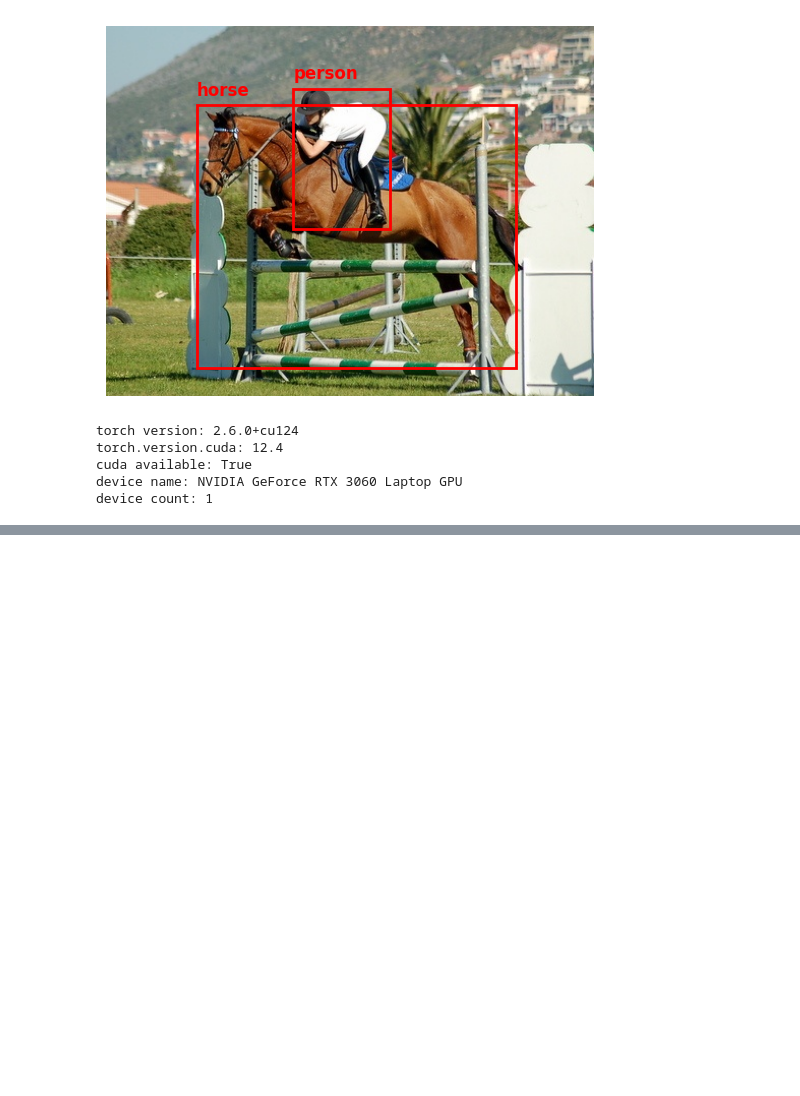
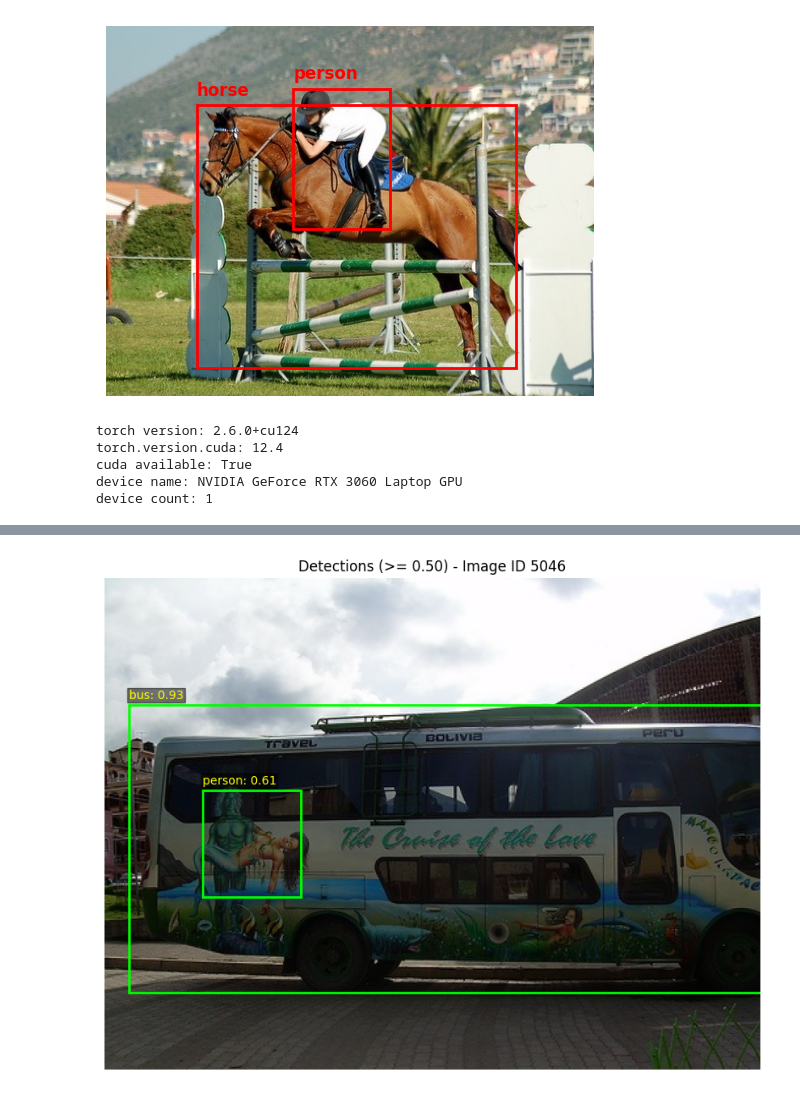
Before and after one commit to GiacomoFilippin/PASCAL_VOC_2007, a Jupyter notebook: main_code/object_detection.ipynb, the cells around one changed output, grey strips where cells are left out. Drawn from its saved outputs; the diff is of its cells as text; code cells hidden in the pictures; blank space fills up the shorter version.

```diff
--- a/main_code/object_detection.ipynb
+++ b/main_code/object_detection.ipynb
@@ -586,25 +596,15 @@ class PascalVOCDatasetDet(Dataset):
         info = self.images[idx]
         img_id = info['id']
         fname = info['file_name']
-        candidates = [
-            os.path.join(dataset_root, fname),
-            os.path.join(dataset_root, 'JPEGImages', fname),
-            os.path.join(dataset_root, 'VOC2007', 'JPEGImages', fname),
-            os.path.join(dataset_root, 'images', fname),
-            os.path.join(os.path.dirname(path), fname)
-        ]
         image_path = None
-        for c in candidates:
+        for c in candidate_image_paths(fname):
             if os.path.exists(c):
                 image_path = c
                 break
+
         if image_path is None:
-            for r, _, files in os.walk(dataset_root):
-                if fname in files:
-                    image_path = os.path.join(r, fname)
-                    break
-        if image_path is None:
-            raise FileNotFoundError(f"Image {fname} not found under {dataset_root}")
+            raise FileNotFoundError(
+                f"Image {fname} not found. Tried paths: {[str(p) for p in candidate_image_paths(fname)]}")
 
         img = Image.open(image_path).convert("RGB")
         width, height = img.size
@@ -664,7 +682,7 @@ import torch
 from torch.utils.data import DataLoader
 
 # Dataset/train loader (VOC detection)
-train_det_dataset = PascalVOCDatasetDet(data, dataset_root, transforms=None)
+train_det_dataset = PascalVOCDatasetDet(train_data, dataset_root, transforms=None)
 train_det_loader = DataLoader(
     train_det_dataset,
     batch_size=4,           # batch piccolo per RAM/CPU
@@ -742,33 +764,12 @@ import torchvision.transforms as T
 from PIL import Image
 
 # mappa id->name per labels (1..num_classes) da VOC
-id_to_name = {cat['id']: cat['name'] for cat in data['categories']}
+id_to_name = {cat['id']: cat['name'] for cat in train_data['categories']}
 
-# path JSON eval VOC 2007 (fallback al train se non presente)
-#_EVAL_JSON = r"C:\\Users\\sebaw\\.cache\\kagglehub\\datasets\\zaraks\\pascal-voc-2007\\versions\\1\\PASCAL_VOC\\PASCAL_VOC\\pascal_test2007.json"
-# QUI METTI IL PERCORSO CORRETTO AL TUO FILE JSON DI TEST
+def visualize_detections(image_id=None, ds=None, score_thresh=0.5, max_dets=50):
+    if ds is None:
+        raise ValueError("please specify dataset as 'ds' parameter")
 
-
-
-def _get_eval_data(use_eval: bool):
-    global eval_data
-    if use_eval:
-        try:
-            eval_data  # già definito?
-        except NameError:
-            if os.path.exists(_EVAL_JSON):
-                import json
-                with open(_EVAL_JSON, 'r') as f:
-                    eval_data = json.load(f)
-            else:
-                eval_data = data
-        return eval_data
-    else:
-        return data
-
-
-def visualize_detections(image_id=None, use_eval=True, score_thresh=0.5, max_dets=50):
-    ds = _get_eval_data(use_eval)
     imgs = ds['images']
 
     if image_id is None:
@@ -777,60 +778,51 @@ def visualize_detections(image_id=None, use_eval=True, score_thresh=0.5, max_det
     info = next(img for img in imgs if img['id'] == image_id)
     fname = info['file_name']
 
-    # trova percorso file
-    candidates = [
-        os.path.join(dataset_root, fname),
-        os.path.join(dataset_root, 'JPEGImages', fname),
-        os.path.join(dataset_root, 'VOC2007', 'JPEGImages', fname),
-        os.path.join(dataset_root, 'images', fname),
-        os.path.join(os.path.dirname(_EVAL_JSON if use_eval else path), fname)
-    ]
     image_path = None
-    for c in candidates:
+    for c in candidate_image_paths(fname):
         if os.path.exists(c):
             image_path = c
             break
+
     if image_path is None:
-        for r, _, files in os.walk(dataset_root):
-            if fname in files:
-                image_path = os.path.join(r, fname)
-                break
-    if image_path is None:
-        raise FileNotFoundError(f"Immagine {fname} non trovata sotto {dataset_root}")
+        raise FileNotFoundError(
+            f"Image {fname} not found. Tried paths: {[str(p) for p in candidate_image_paths(fname)]}")
 
     # carica immagine (no resize per detection)
     pil_img = Image.open(image_path).convert('RGB')
     img_tensor = T.ToTensor()(pil_img)
 
     model_det.eval()
     with torch.no_grad():
         outputs = model_det([img_tensor.to(device)])[0]
 
     boxes = outputs.get('boxes', torch.empty((0, 4)))
     labels = outputs.get('labels', torch.empty((0,), dtype=torch.long))
     scores = outputs.get('scores', torch.empty((0,)))
 
     # filtra per soglia
     keep = (scores >= score_thresh).nonzero(as_tuple=False).squeeze(1)
     boxes = boxes[keep][:max_dets].cpu()
     labels = labels[keep][:max_dets].cpu()
     scores = scores[keep][:max_dets].cpu()
 
     # plot
     fig, ax = plt.subplots(1, 1, figsize=(10, 8))
     ax.imshow(pil_img)
     for b, lab, sc in zip(boxes, labels, scores):
         x1, y1, x2, y2 = b.tolist()
         rect = patches.Rectangle((x1, y1), x2 - x1, y2 - y1, linewidth=2, edgecolor='lime', facecolor='none')
         ax.add_patch(rect)
         name = id_to_name.get(int(lab), str(int(lab)))
         ax.text(x1, max(0, y1 - 5), f"{name}: {float(sc):.2f}", color='yellow', fontsize=10, bbox=dict(facecolor='black', alpha=0.5, pad=1))
     ax.set_title(f"Detections (>= {score_thresh:.2f}) - Image ID {image_id}")
     ax.axis('off')
     plt.show()
 
-# Esempio d'uso (facoltativo):
-visualize_detections(score_thresh=0.5)
+# Esempio d'uso:
+visualize_detections(ds=eval_data, score_thresh=0.5)
+# %% [output]
+[figure, added]
 # %%
 # [FONDO] Valutazione detection su set di test (VOC2007 mAP@0.5)
 import torch, os, json
```
Also changed, not shown: parts of 9 cells of this notebook.
